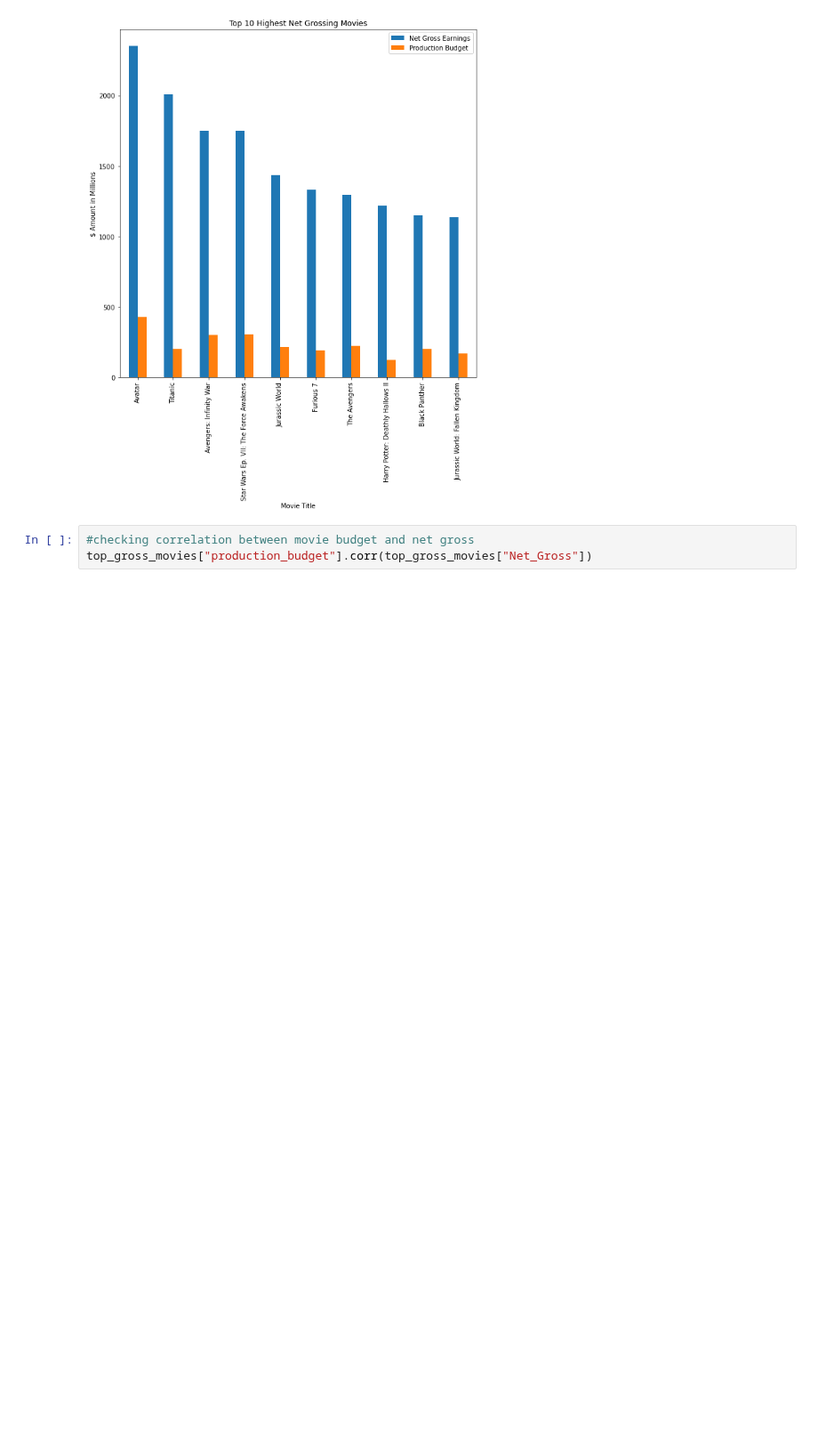
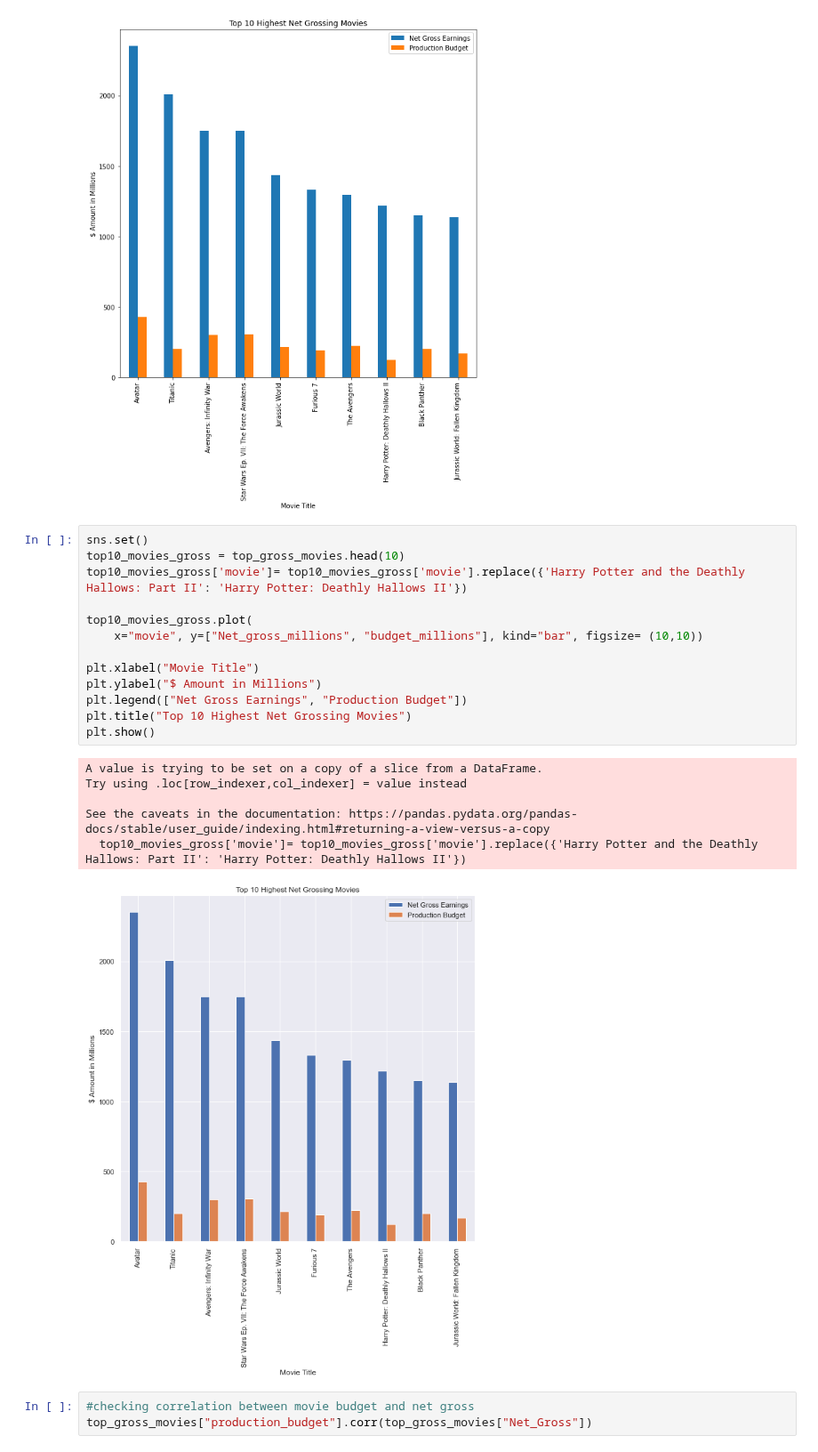
Before and after one commit to ldwilker10/dsc-phase-1-project-v2-4, a Jupyter notebook: Microsoft_Analysis.ipynb, the cells around one changed output. Shown at 89% size. Saved outputs shown, nothing was run; the diff lists cells and outputs as text; blank space fills up the shorter version.

Commit message:
started seaborn visuals

```diff
--- a/Microsoft_Analysis.ipynb
+++ b/Microsoft_Analysis.ipynb
@@ -343,6 +343,26 @@ Try using .loc[row_indexer,col_indexer] = value instead
 See the caveats in the documentation: https://pandas.pydata.org/pandas-docs/stable/user_guide/indexing.html#returning-a-view-versus-a-copy
   top10_movies_gross['movie']= top10_movies_gross['movie'].replace({'Harry Potter and the Deathly Hallows: Part II': 'Harry Potter: Deathly Hallows II'})
 [figure]
+# %%
+sns.set()
+top10_movies_gross = top_gross_movies.head(10)
+top10_movies_gross['movie']= top10_movies_gross['movie'].replace({'Harry Potter and the Deathly Hallows: Part II': 'Harry Potter: Deathly Hallows II'})
+
+top10_movies_gross.plot(
+    x="movie", y=["Net_gross_millions", "budget_millions"], kind="bar", figsize= (10,10))
+
+plt.xlabel("Movie Title")
+plt.ylabel("$ Amount in Millions")
+plt.legend(["Net Gross Earnings", "Production Budget"])
+plt.title("Top 10 Highest Net Grossing Movies")
+plt.show()
+# %% [output]
+A value is trying to be set on a copy of a slice from a DataFrame.
+Try using .loc[row_indexer,col_indexer] = value instead
+
+See the caveats in the documentation: https://pandas.pydata.org/pandas-docs/stable/user_guide/indexing.html#returning-a-view-versus-a-copy
+  top10_movies_gross['movie']= top10_movies_gross['movie'].replace({'Harry Potter and the Deathly Hallows: Part II': 'Harry Potter: Deathly Hallows II'})
+[figure, added]
 # %%
 #checking correlation between movie budget and net gross
 top_gross_movies["production_budget"].corr(top_gross_movies["Net_Gross"])
```
Also changed, not shown: parts of 1 cell of this notebook.
